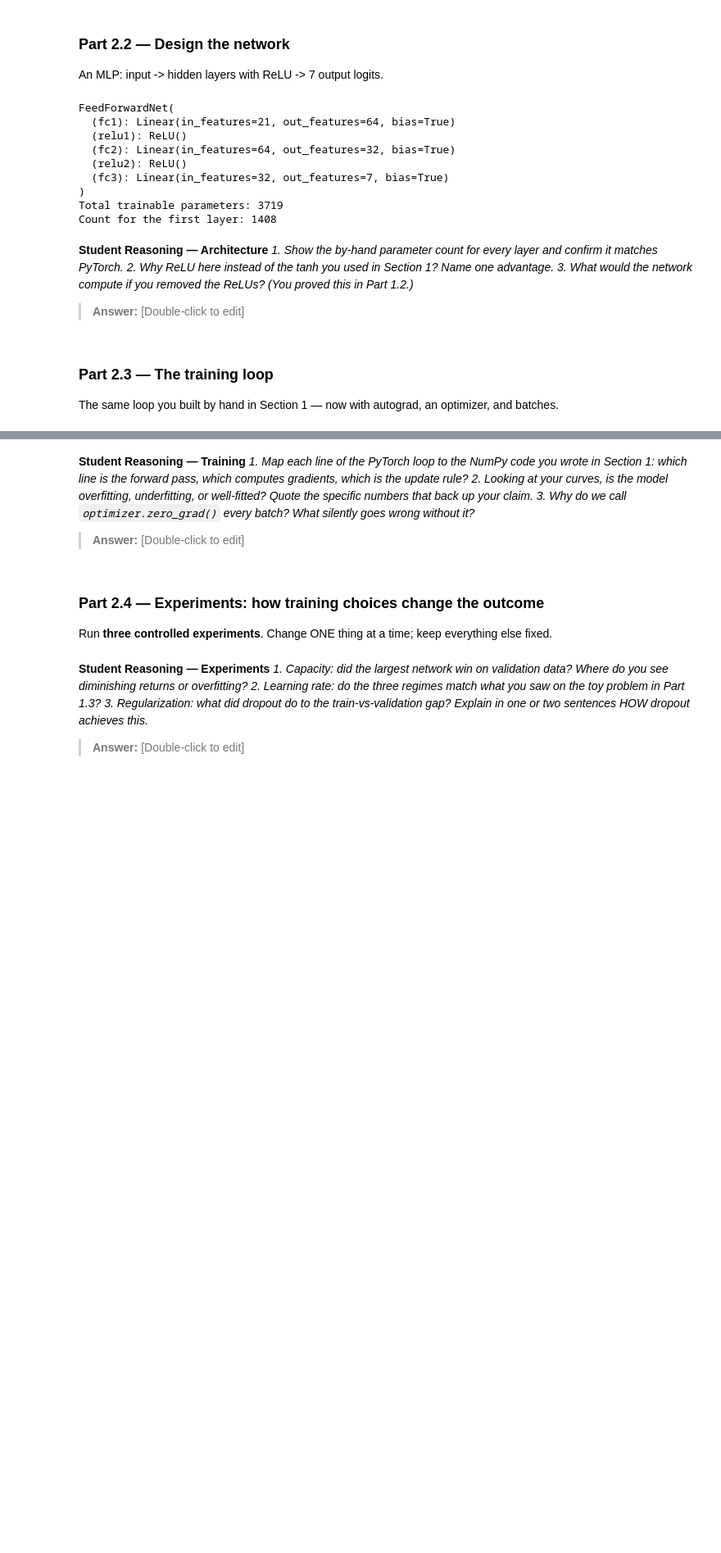
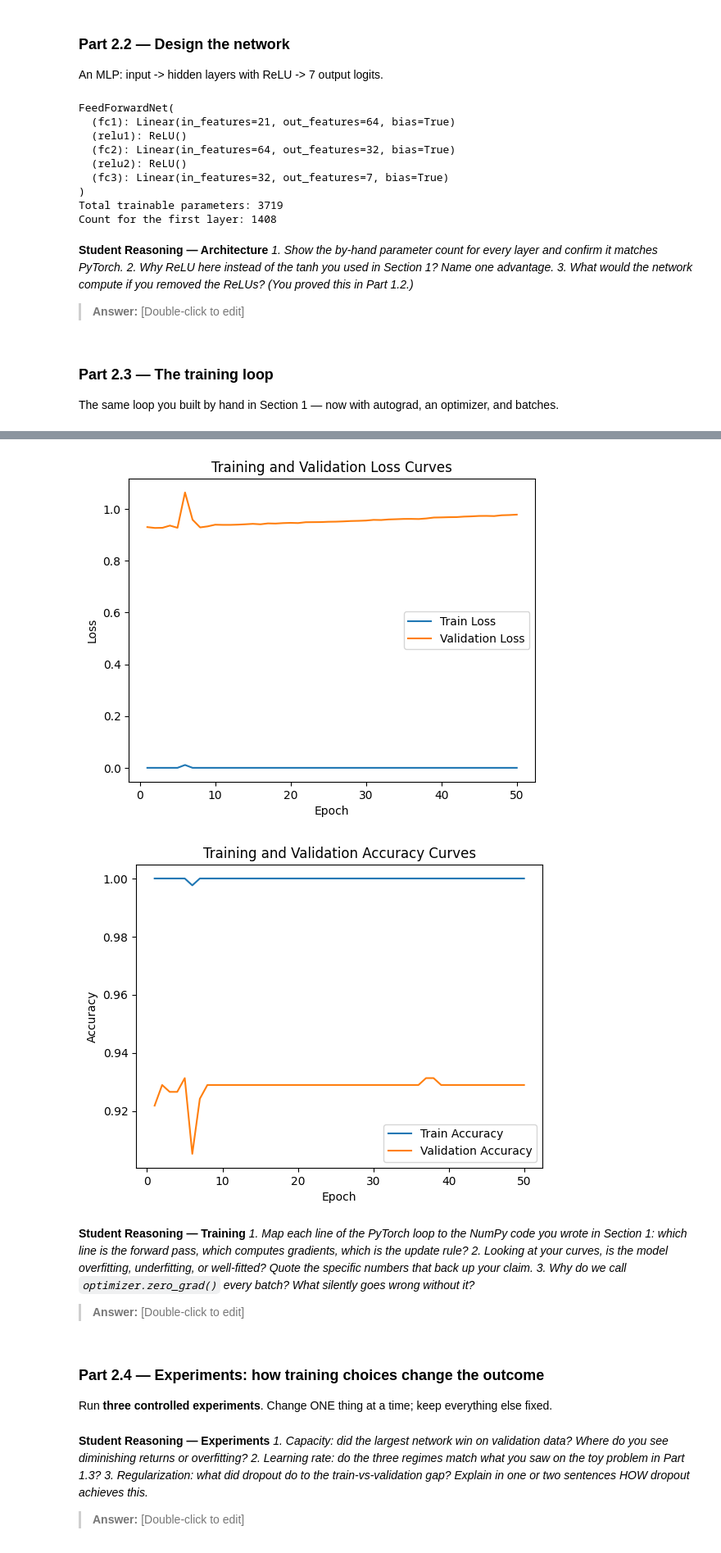
Before and after one commit to a-mensah26/Lab-3, a Jupyter notebook: Lab_3.ipynb, the cells around one changed output, grey strips where cells are left out. Shown at 82% size. Drawn from its saved outputs; the diff is of its cells as text; code cells hidden in the pictures; blank space fills up the shorter version.

```diff
--- a/Lab_3.ipynb
+++ b/Lab_3.ipynb
@@ -348,11 +348,11 @@ X_val = scaler.transform(X_val)
 X_test = scaler.transform(X_test)
 # TODO: Convert to tensors and wrap in DataLoaders:
 x_train_t = torch.tensor(X_train, dtype=torch.float32)
-y_train_t = torch.tensor(y_train, dtype=torch.float32)
+y_train_t = torch.tensor(y_train, dtype=torch.long)
 x_val_t = torch.tensor(X_val, dtype=torch.float32)
-y_val_t = torch.tensor(y_val, dtype=torch.float32)
+y_val_t = torch.tensor(y_val, dtype=torch.long)
 x_test_t = torch.tensor(X_test, dtype=torch.float32)
-y_test_t = torch.tensor(y_test, dtype=torch.float32)
+y_test_t = torch.tensor(y_test, dtype=torch.long)
 
 train_loader = DataLoader(TensorDataset(x_train_t, y_train_t), batch_size=32, shuffle=True)
 val_loader   = DataLoader(TensorDataset(x_val_t, y_val_t), batch_size=32, shuffle=False)
@@ -450,0 +433,69 @@ The same loop you built by hand in Section 1 — now with autograd, an optimizer
+# %%
+optimizer = torch.optim.Adam(model.parameters(), lr=1e-3)
+criterion = nn.CrossEntropyLoss()
+
+def evaluate(loader):
+    model.eval()
+    total_loss, correct, total = 0.0, 0, 0
+    with torch.no_grad():
+        for xb, yb in loader:
+            xb, yb = xb.to(DEVICE), yb.to(DEVICE)
+            logits = model(xb)
+            loss = criterion(logits, yb)
+            total_loss += loss.item() * xb.size(0)
+            preds = logits.argmax(dim=1)
+            correct += (preds == yb).sum().item()
+            total += xb.size(0)
+    return total_loss / total, correct / total
+
+train_losses, val_losses = [], []
+train_accs, val_accs = [], []
+best_val_acc = 0.0
+
+num_epochs = 50
+for epoch in range(num_epochs):
+    model.train()
+    for xb, yb in train_loader:
+        xb, yb = xb.to(DEVICE), yb.to(DEVICE)
+        optimizer.zero_grad()
+        logits = model(xb)
+        loss = criterion(logits, yb)
+        loss.backward()
+        optimizer.step()
+
+    train_loss, train_acc = evaluate(train_loader)
+    val_loss, val_acc = evaluate(val_loader)
+
+    train_losses.append(train_loss)
+    val_losses.append(val_loss)
+    train_accs.append(train_acc)
+    val_accs.append(val_acc)
+
+    print(f"Epoch {epoch+1:2d}/{num_epochs} | "
+          f"train_loss={train_loss:.4f} train_acc={train_acc:.4f} | "
+          f"val_loss={val_loss:.4f} val_acc={val_acc:.4f}")
+
+    if val_acc > best_val_acc:
+        best_val_acc = val_acc
+        torch.save(model.state_dict(), "ffn_best.pt")
+
+print(f"Best validation accuracy: {best_val_acc:.4f}")
+
+plot_x = np.arange(1, len(train_losses) + 1)
+
+plt.plot(plot_x, train_losses, label='Train Loss')
+plt.plot(plot_x, val_losses, label='Validation Loss')
+plt.xlabel('Epoch')
+plt.ylabel('Loss')
+plt.title('Training and Validation Loss Curves')
+plt.legend()
+plt.show()
+
+plt.plot(plot_x, train_accs, label='Train Accuracy')
+plt.plot(plot_x, val_accs, label='Validation Accuracy')
+plt.xlabel('Epoch')
+plt.ylabel('Accuracy')
+plt.title('Training and Validation Accuracy Curves')
+plt.legend()
+plt.show()
+# %% [output]
@@ -451,3 +519,5 @@ The same loop you built by hand in Section 1 — now with autograd, an optimizer
+[figure, added]
+[figure, added]
 # %% [markdown]
 **Student Reasoning — Training**
 *1. Map each line of the PyTorch loop to the NumPy code you wrote in Section 1: which line is
```
Also changed, not shown: parts of 2 cells of this notebook.
